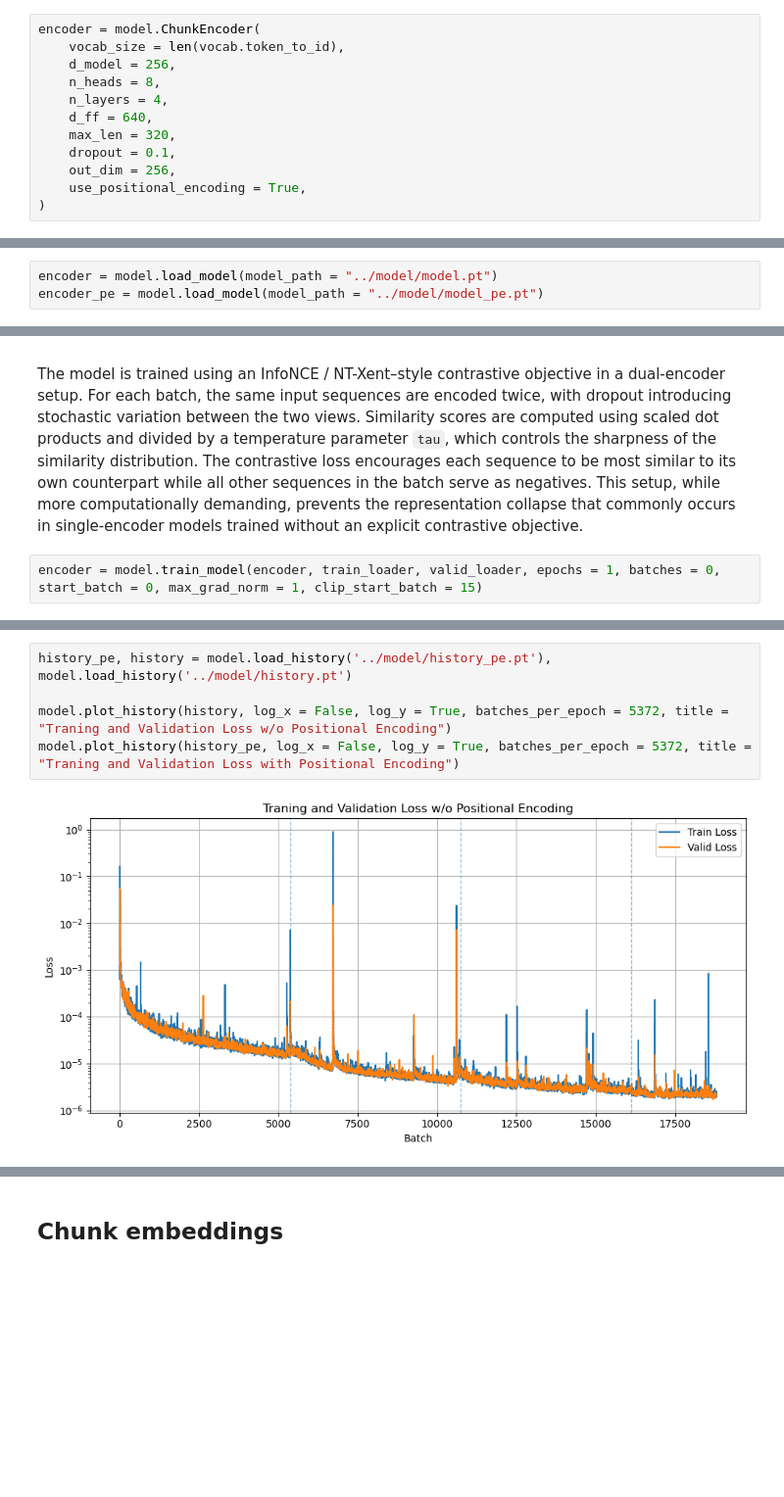
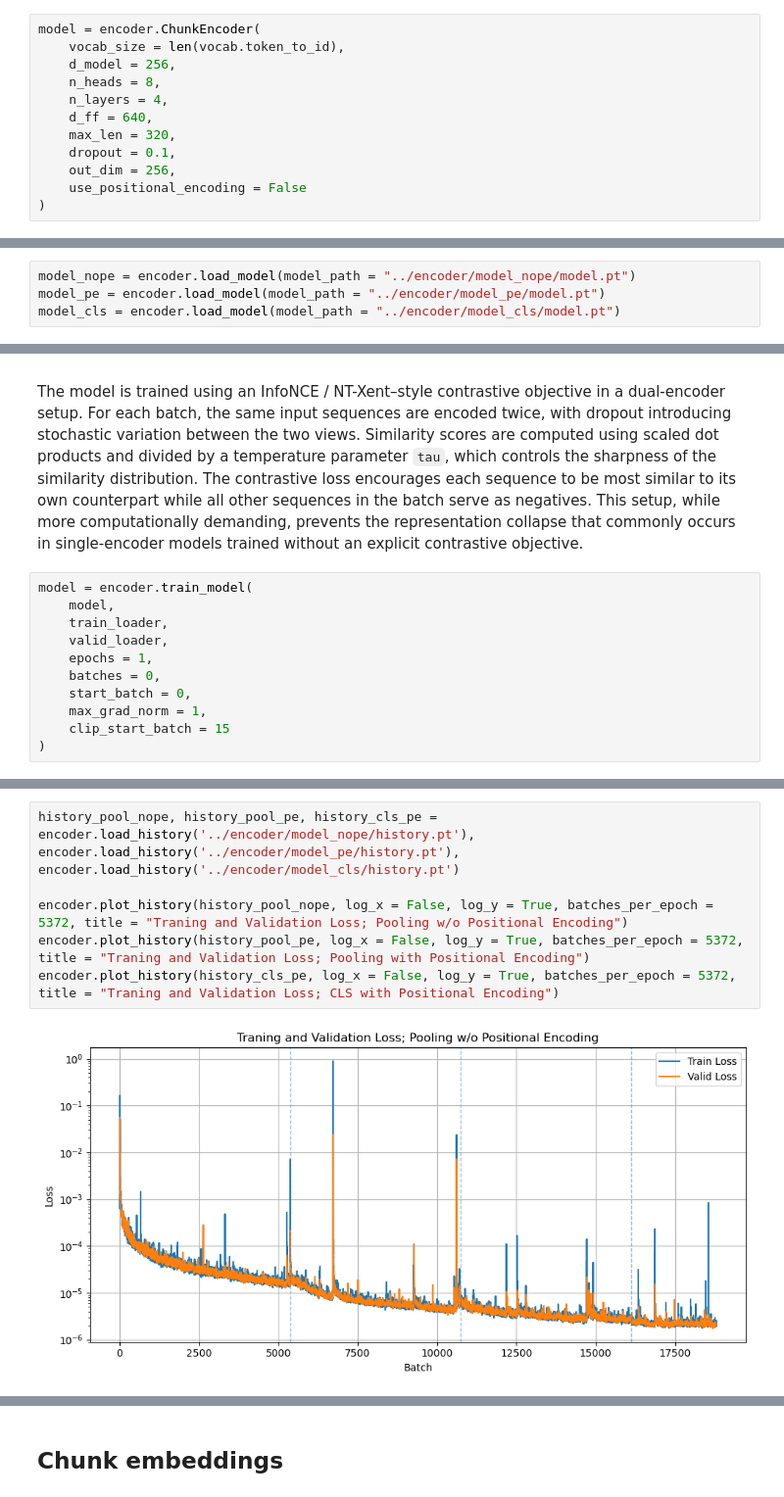
Before and after one commit to AlexanderGTumanov/hep-th-rag, a Jupyter notebook: notebooks/hep-th-rag.ipynb, the cells around one changed output, grey strips where cells are left out. Shown at 98% size. Drawn from its saved outputs; the diff is of its cells as text; blank space fills up the shorter version.

```diff
--- a/notebooks/hep-th-rag.ipynb
+++ b/notebooks/hep-th-rag.ipynb
@@ -105,7 +119,7 @@ This function prefilters chunks with a high number of `<unk>` tokens. The tolera
 
 The model is a Transformer-based encoder that maps token sequences to fixed-size dense embeddings. It uses a 256-dimensional token representation, four Transformer layers with eight attention heads each, and feed-forward blocks of size 640, with dropout set to 0.1. The encoder supports sequences of up to 256 tokens and produces a 256-dimensional output embedding. Positional encoding is optional and was disabled during training, as it is not strictly required for retrieval tasks. As a result, the model is agnostic to `seq_len`: although it was trained with `seq_len = 160`, it can handle other reasonable sequence lengths. A fresh model can be initialized using:
 # %%
-encoder = model.ChunkEncoder(
+model = encoder.ChunkEncoder(
     vocab_size = len(vocab.token_to_id),
     d_model = 256,
     n_heads = 8,
@@ -114,6 +128,6 @@ encoder = model.ChunkEncoder(
     max_len = 320,
     dropout = 0.1,
     out_dim = 256,
-    use_positional_encoding = True,
+    use_positional_encoding = False
 )
 # %% [markdown]
@@ -121,4 +135,5 @@ Two pre-trained models are available in the model directory. They are trained on
 # %%
-encoder = model.load_model(model_path = "../model/model.pt")
-encoder_pe = model.load_model(model_path = "../model/model_pe.pt")
+model_nope = encoder.load_model(model_path = "../encoder/model_nope/model.pt")
+model_pe = encoder.load_model(model_path = "../encoder/model_pe/model.pt")
+model_cls = encoder.load_model(model_path = "../encoder/model_cls/model.pt")
 # %% [markdown]
@@ -137,8 +152,17 @@ Difference:                                    81920
 At `seq_len = 160`, the model parameters were chosen to yield an approximate training time of 15 hours per epoch on a 32 GB Mac M1 system, which was used for this project. Although the model can be trained for multiple epochs in a single run, it is recommended to run epochs sequentially. After each epoch, a new subdirectory is created in the model directory, containing the model checkpoint along with the per-batch training and validation loss history for that epoch. To resume training from a previously trained checkpoint, use the `load_model` function to load the model from disk.
 
 The model is trained using an InfoNCE / NT-Xent–style contrastive objective in a dual-encoder setup. For each batch, the same input sequences are encoded twice, with dropout introducing stochastic variation between the two views. Similarity scores are computed using scaled dot products and divided by a temperature parameter `tau`, which controls the sharpness of the similarity distribution. The contrastive loss encourages each sequence to be most similar to its own counterpart while all other sequences in the batch serve as negatives. This setup, while more computationally demanding, prevents the representation collapse that commonly occurs in single-encoder models trained without an explicit contrastive objective.
-# %%
-encoder = model.train_model(encoder, train_loader, valid_loader, epochs = 1, batches = 0, start_batch = 0, max_grad_norm = 1, clip_start_batch = 15)
+# %%
+model = encoder.train_model(
+    model,
+    train_loader,
+    valid_loader,
+    epochs = 1,
+    batches = 0,
+    start_batch = 0,
+    max_grad_norm = 1,
+    clip_start_batch = 15
+)
 # %% [markdown]
 The `train_model` function also supports partial epochs. When the `batches` parameter is specified, the model processes the given number of batches from the next epoch after completing the final full epoch of training. The `start_batch` parameter specifies the starting batch within that additional epoch.
 
@@ -146,9 +172,10 @@ The pre-trained models were trained for three epochs at `seq_len = 160` and an a
 
 Below are the plots of the per-batch training and validation loss histories over the course of training, shown on a log scale.
 # %%
-history_pe, history = model.load_history('../model/history_pe.pt'), model.load_history('../model/history.pt')
+history_pool_nope, history_pool_pe, history_cls_pe = encoder.load_history('../encoder/model_nope/history.pt'), encoder.load_history('../encoder/model_pe/history.pt'),  encoder.load_history('../encoder/model_cls/history.pt')
 
-model.plot_history(history, log_x = False, log_y = True, batches_per_epoch = 5372, title = "Traning and Validation Loss w/o Positional Encoding")
-model.plot_history(history_pe, log_x = False, log_y = True, batches_per_epoch = 5372, title = "Traning and Validation Loss with Positional Encoding")
+encoder.plot_history(history_pool_nope, log_x = False, log_y = True, batches_per_epoch = 5372, title = "Traning and Validation Loss; Pooling w/o Positional Encoding")
+encoder.plot_history(history_pool_pe, log_x = False, log_y = True, batches_per_epoch = 5372, title = "Traning and Validation Loss; Pooling with Positional Encoding")
+encoder.plot_history(history_cls_pe, log_x = False, log_y = True, batches_per_epoch = 5372, title = "Traning and Validation Loss; CLS with Positional Encoding")
 # %% [output]
-[figure, old version]
+[figure, new version]
```
Also changed, not shown: parts of 103 cells of this notebook, 24 other files.
